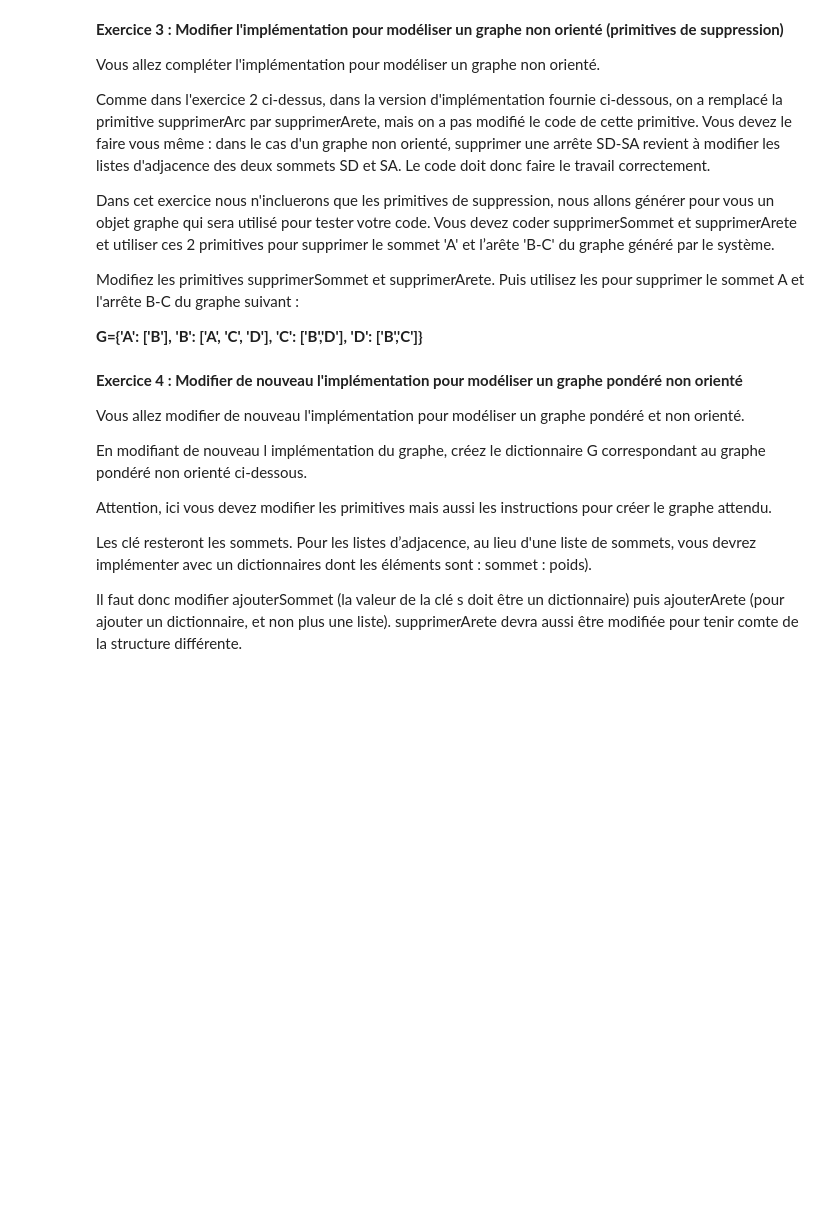
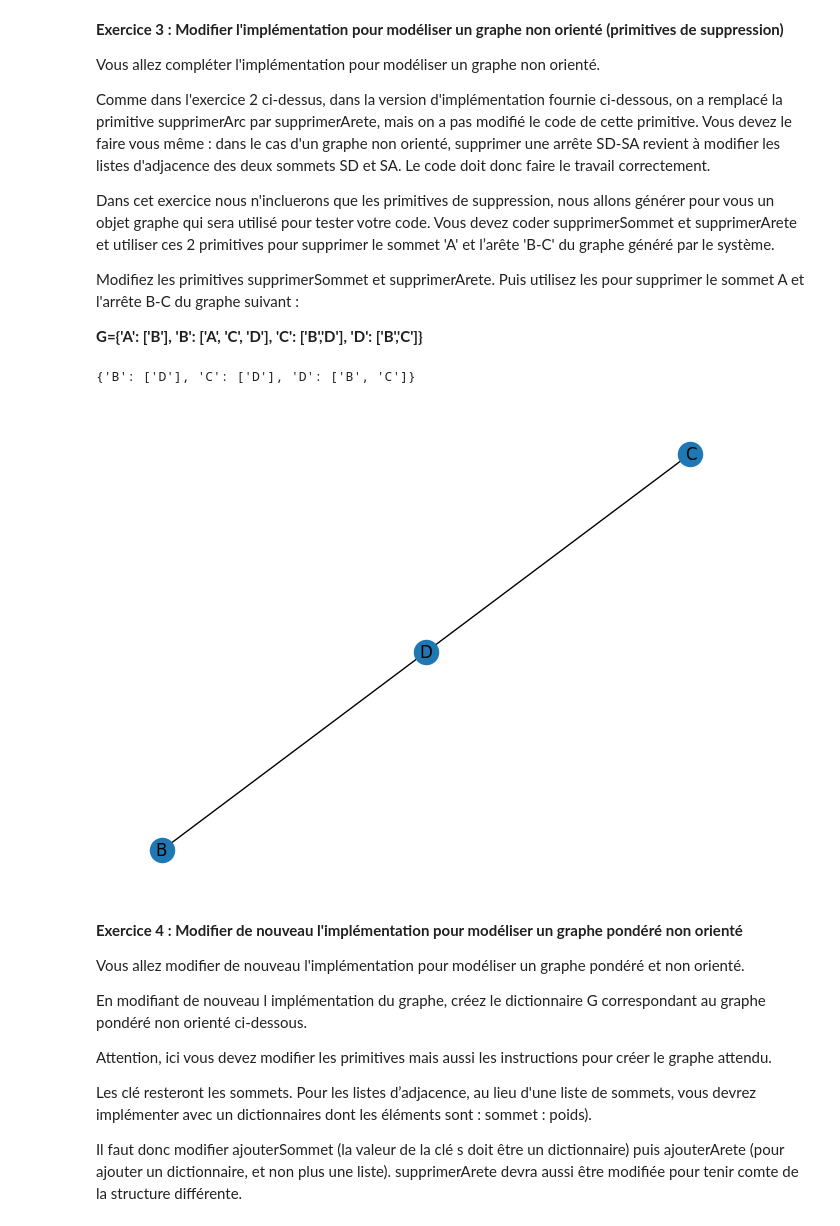
Before and after one commit to paguielng/cours_nsi, a Jupyter notebook: Graphes/les_graphes.ipynb, the cells around one changed output. Saved outputs shown, nothing was run; the diff lists cells and outputs as text; code cells hidden in the pictures; blank space fills up the shorter version.

Commit message:
Fin des graphes

```diff
--- a/Graphes/les_graphes.ipynb
+++ b/Graphes/les_graphes.ipynb
@@ -573,25 +600,40 @@ Modifiez les primitives supprimerSommet et supprimerArete. Puis utilisez les pou
 # %%
 def existeSommet(G : dict,s) -> bool: # s peut être str ou int
     return s in G
 
 def existeArete(G : dict ,sd,sa) -> bool : # sd et sa peuvent être str ou int
     return sd in G and sa in G[sd] # completer
 
 def supprimerSommet(G : dict,s) -> dict : # s peut être str ou int
-    pass # remplacez cette ligne par votre implémentation (pensez aux assert)
+    assert s in G,'le graphe'+G+' ne contient pas le sommet '+s
+    del G[s]
+    for sommet in G.keys() :
+        if s in G[sommet] :
+            G[sommet].remove(s)
 
 def supprimerArete(G : dict,sd,sa) -> dict : # sd et sa peuvent être str ou int
-    pass # remplacez cette ligne par votre implémentation (pensez aux assert)
+    assert sd in G,'le graphe'+G+' ne contient pas le sommet '+sd
+    assert sa in G,'le graphe'+G+' ne contient pas le sommet '+sa
+
+    assert sa in G[sd]
+    assert sd in G[sa]
+
+    G[sd].remove(sa)
+    G[sa].remove(sd)
 
 G={'A': ['B'], 'B': ['A', 'C', 'D'], 'C': ['B','D'], 'D': ['B','C']}
 # insérez ici les instructions pour supprimer A puis supprimer B-C
-
+supprimerSommet(G, 'A')
+supprimerArete(G, 'B', 'C')
 
 print(str(G))
 G_nx=cree_graphe_non_oriente_nx(G)
 # Pour une representation circulaire : nx.draw_circular(G,with_labels=True)
 nx.draw(G_nx,with_labels=True) # Pour une representation classique
 plt.show()
+# %% [output]
+{'B': ['D'], 'C': ['D'], 'D': ['B', 'C']}
+[figure, added]
 # %% [markdown]
 **Exercice 4 : Modifier de nouveau l'implémentation pour modéliser un graphe pondéré non orienté**
 
```
Also changed, not shown: parts of 6 cells of this notebook.
